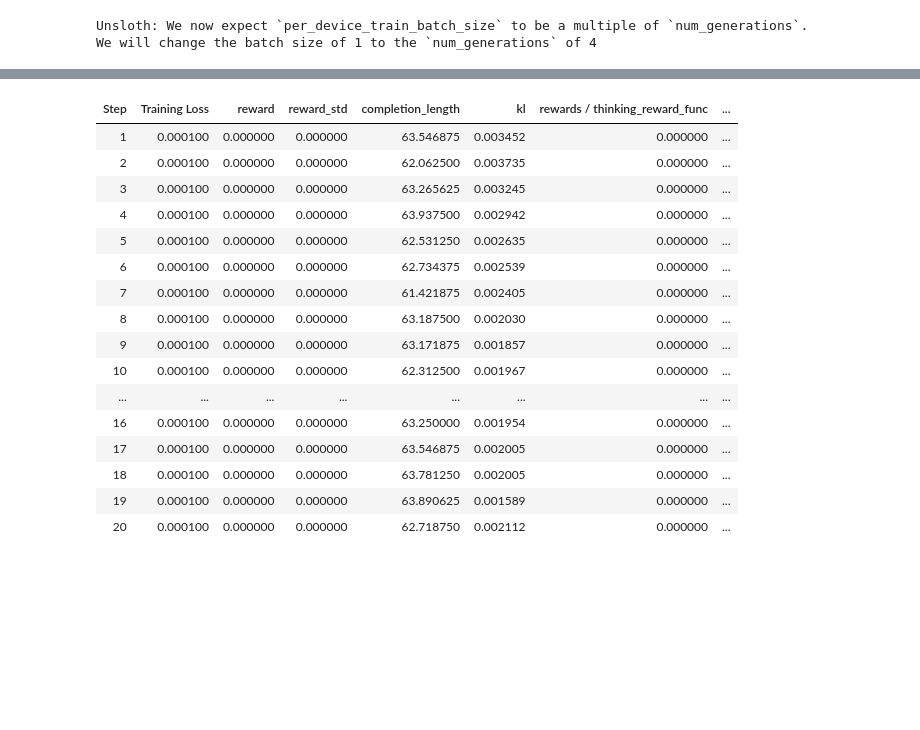
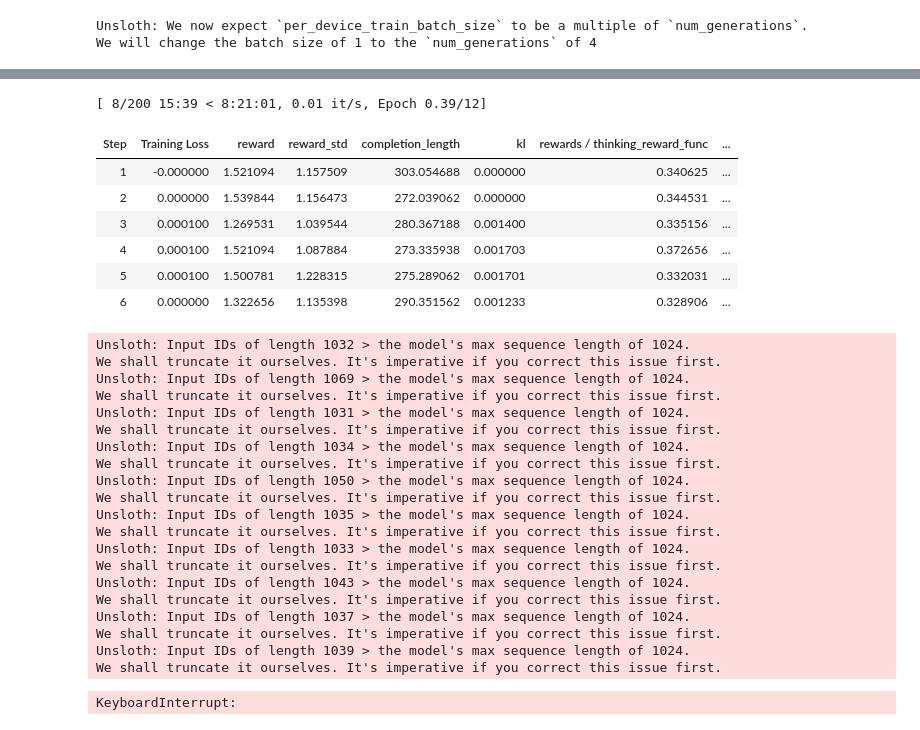
Before and after one commit to swathiasok/ConnectionsPuzzle, a Jupyter notebook: prompt/GRPO_Unsloth-3B-sft.ipynb, the cells around one changed output, grey strips where cells are left out. Saved outputs shown, nothing was run; the diff lists cells and outputs as text; code cells hidden in the pictures; blank space fills up the shorter version.

Commit message:
grpo-sft setup

```diff
--- a/prompt/GRPO_Unsloth-3B-sft.ipynb
+++ b/prompt/GRPO_Unsloth-3B-sft.ipynb
@@ -62,6 +28,6 @@ Explanation:
 # %%
-def get_connections_questions(split="train"):
-    data = load_dataset('csv', data_files='../data/final_transformed_connections.csv')[split]
+def get_connections_questions(SYSTEM_PROMPT, split="train"):
+    data = load_dataset('csv', data_files='dataset/final_transformed_connections.csv')[split]
     data = data.train_test_split(test_size=0.1, seed=3407)
     train_data = data['train']
     test_data  = data['test']
@@ -81,5 +47,3 @@ def get_connections_questions(split="train"):
         'answer': x['answer']
     })
     return train_data, test_data
-
-train_ds, test_ds = get_connections_questions()
@@ -86,3 +129,5 @@ train_ds, test_ds = get_connections_questions()
+# %%
+train_ds, test_ds = get_connections_questions(GRPO_SYSTEM_PROMPT)
 # %%
 # ——————————————————————————————
 # 2) Initialize model + LoRA adapter
@@ -276,8 +293,8 @@ def thinking_reward_func(completions, **kwargs) -> list[float]:
                     content = message["content"]
 
                     # Count opening and closing tags
-                    opening_tags = len(re.findall(r"<thinking>", content))
-                    closing_tags = len(re.findall(r"</thinking>", content))
+                    opening_tags = len(re.findall(r"<think>", content))
+                    closing_tags = len(re.findall(r"</think>", content))
 
                     if opening_tags == 0 or closing_tags == 0:
                         continue
@@ -326,21 +343,21 @@ def answer_format_reward_func(completions, **kwargs) -> list[float]:
     return rewards
 
 
-def correctness_reward_func(prompts, completions, answer, **kwargs) -> list[float]:
+def correctness_reward_func(completions, answer, **kwargs) -> list[float]:
     """Safe, robust reward for NYT Connections."""
     rewards = []
-
     for completion, expected_answer in zip(completions, answer):
         # default
         reward = 0.0
-
         # 1) Extract last <answer>…</answer> block
         predicted_block = None
         for msg in completion:
-            if msg.get("role") == "assistant" and msg.get("content"):
+# Ensure msg is a dictionary and check its role and content
+            if isinstance(msg, dict) and msg.get("role") == "assistant" and "content" in msg:
                 matches = re.findall(r"<answer>(.*?)</answer>", msg["content"], re.DOTALL)
                 if matches:
                     predicted_block = matches[-1].strip()
+
         if not predicted_block:
             rewards.append(0.0)
             continue
@@ -407,9 +424,9 @@ def correctness_reward_func(prompts, completions, answer, **kwargs) -> list[floa
     return rewards
 # %%
 from trl import GRPOConfig, GRPOTrainer
-
+from rich import print
 rl_args = GRPOConfig(
-    use_vllm                     = False,
+    use_vllm                     = True,
     learning_rate                = 5e-6,
     adam_beta1                   = 0.9,
     adam_beta2                   = 0.99,
@@ -423,14 +440,15 @@ rl_args = GRPOConfig(
     per_device_train_batch_size  = 1,
     gradient_accumulation_steps  = 16,
     num_generations              = 4,
-    max_prompt_length            = 128,
-    max_completion_length        = 64,
-    num_train_epochs             = 1,
-    max_steps                    = 20,
-    save_steps                   = 10,
+    max_prompt_length            = 700,
+    max_completion_length        = 700,
+    # num_train_epochs             = 1,
+    max_steps                    = 200,
+    save_steps                   = 50,
     max_grad_norm                = 0.1,
     report_to                    = "none",
     output_dir                   = "outputs_grpo",
+    log_completions              = 5,
 )
 
 trainer = GRPOTrainer(
@@ -450,6 +468,5 @@ Unsloth: We now expect `per_device_train_batch_size` to be a multiple of `num_ge
 We will change the batch size of 1 to the `num_generations` of 4
 # %%
 trainer.train()
-model.save_lora("grpo_saved_lora_3B")
 # %% [output]
 ==((====))==  Unsloth - 2x faster free finetuning | Num GPUs used = 1
@@ -461,17 +492,29 @@ O^O/ \_/ \    Batch size per device = 4 | Gradient accumulation steps = 16
+[ 8/200 15:39 < 8:21:01, 0.01 it/s, Epoch 0.39/12]
 | Step | Training Loss | reward | reward_std | completion_length | kl | rewards / thinking_reward_func | ... |
-| 1 | 0.000100 | 0.000000 | 0.000000 | 63.546875 | 0.003452 | 0.000000 | ... |
-| 2 | 0.000100 | 0.000000 | 0.000000 | 62.062500 | 0.003735 | 0.000000 | ... |
-| 3 | 0.000100 | 0.000000 | 0.000000 | 63.265625 | 0.003245 | 0.000000 | ... |
-| 4 | 0.000100 | 0.000000 | 0.000000 | 63.937500 | 0.002942 | 0.000000 | ... |
-| 5 | 0.000100 | 0.000000 | 0.000000 | 62.531250 | 0.002635 | 0.000000 | ... |
-| 6 | 0.000100 | 0.000000 | 0.000000 | 62.734375 | 0.002539 | 0.000000 | ... |
-| 7 | 0.000100 | 0.000000 | 0.000000 | 61.421875 | 0.002405 | 0.000000 | ... |
-| 8 | 0.000100 | 0.000000 | 0.000000 | 63.187500 | 0.002030 | 0.000000 | ... |
-| 9 | 0.000100 | 0.000000 | 0.000000 | 63.171875 | 0.001857 | 0.000000 | ... |
-| 10 | 0.000100 | 0.000000 | 0.000000 | 62.312500 | 0.001967 | 0.000000 | ... |
-| ... | ... | ... | ... | ... | ... | ... | ... |
-| 16 | 0.000100 | 0.000000 | 0.000000 | 63.250000 | 0.001954 | 0.000000 | ... |
-| 17 | 0.000100 | 0.000000 | 0.000000 | 63.546875 | 0.002005 | 0.000000 | ... |
-| 18 | 0.000100 | 0.000000 | 0.000000 | 63.781250 | 0.002005 | 0.000000 | ... |
-| 19 | 0.000100 | 0.000000 | 0.000000 | 63.890625 | 0.001589 | 0.000000 | ... |
-| 20 | 0.000100 | 0.000000 | 0.000000 | 62.718750 | 0.002112 | 0.000000 | ... |
+| 1 | -0.000000 | 1.521094 | 1.157509 | 303.054688 | 0.000000 | 0.340625 | ... |
+| 2 | 0.000000 | 1.539844 | 1.156473 | 272.039062 | 0.000000 | 0.344531 | ... |
+| 3 | 0.000100 | 1.269531 | 1.039544 | 280.367188 | 0.001400 | 0.335156 | ... |
+| 4 | 0.000100 | 1.521094 | 1.087884 | 273.335938 | 0.001703 | 0.372656 | ... |
+| 5 | 0.000100 | 1.500781 | 1.228315 | 275.289062 | 0.001701 | 0.332031 | ... |
+| 6 | 0.000000 | 1.322656 | 1.135398 | 290.351562 | 0.001233 | 0.328906 | ... |
+Unsloth: Input IDs of length 1032 > the model's max sequence length of 1024.
+We shall truncate it ourselves. It's imperative if you correct this issue first.
+Unsloth: Input IDs of length 1069 > the model's max sequence length of 1024.
+We shall truncate it ourselves. It's imperative if you correct this issue first.
+Unsloth: Input IDs of length 1031 > the model's max sequence length of 1024.
+We shall truncate it ourselves. It's imperative if you correct this issue first.
+Unsloth: Input IDs of length 1034 > the model's max sequence length of 1024.
+We shall truncate it ourselves. It's imperative if you correct this issue first.
+Unsloth: Input IDs of length 1050 > the model's max sequence length of 1024.
+We shall truncate it ourselves. It's imperative if you correct this issue first.
+Unsloth: Input IDs of length 1035 > the model's max sequence length of 1024.
+We shall truncate it ourselves. It's imperative if you correct this issue first.
+Unsloth: Input IDs of length 1033 > the model's max sequence length of 1024.
+We shall truncate it ourselves. It's imperative if you correct this issue first.
+Unsloth: Input IDs of length 1043 > the model's max sequence length of 1024.
+We shall truncate it ourselves. It's imperative if you correct this issue first.
+Unsloth: Input IDs of length 1037 > the model's max sequence length of 1024.
+We shall truncate it ourselves. It's imperative if you correct this issue first.
+Unsloth: Input IDs of length 1039 > the model's max sequence length of 1024.
+We shall truncate it ourselves. It's imperative if you correct this issue first.
+KeyboardInterrupt:
```
Also changed, not shown: parts of 18 cells of this notebook.
